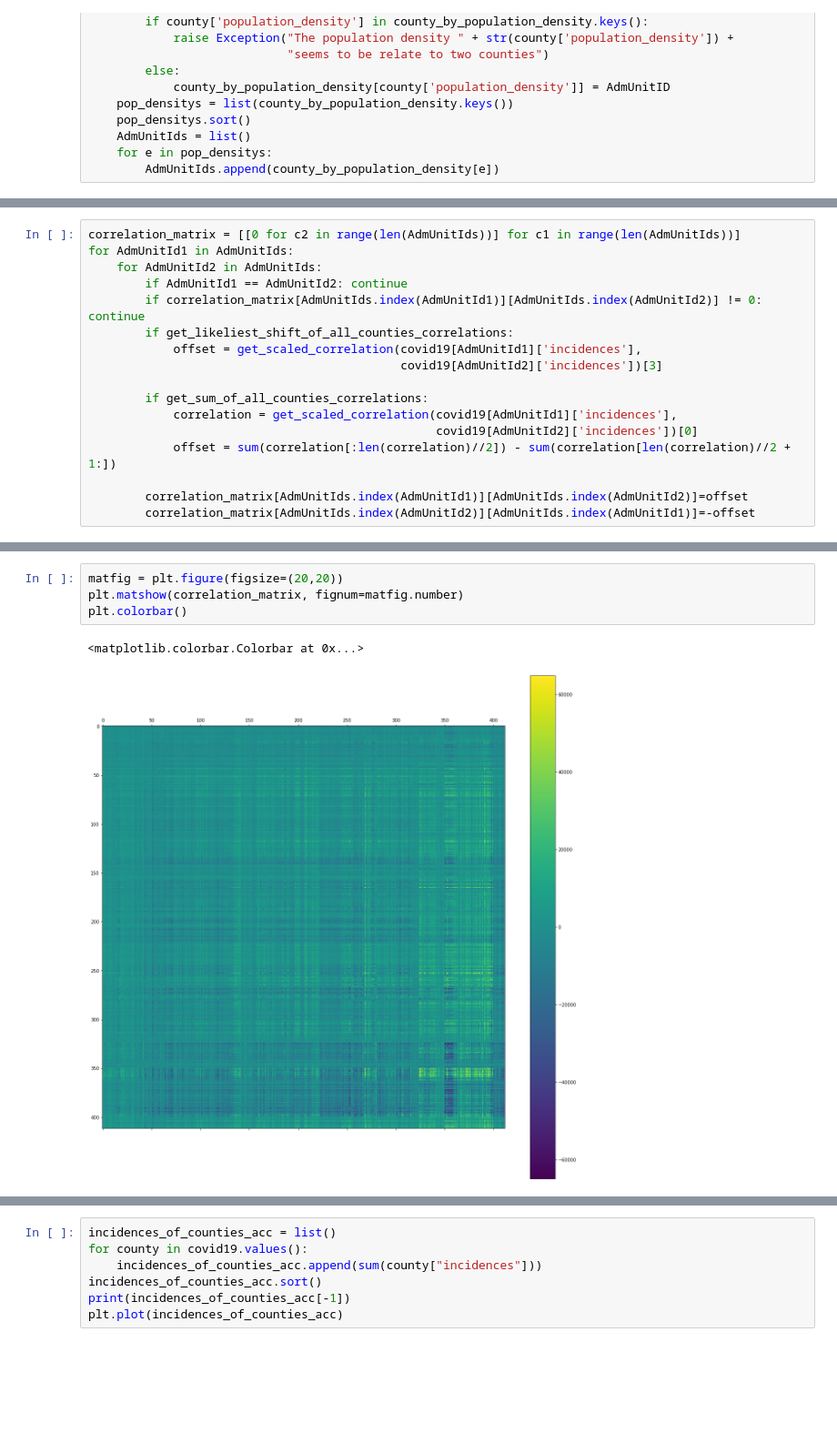
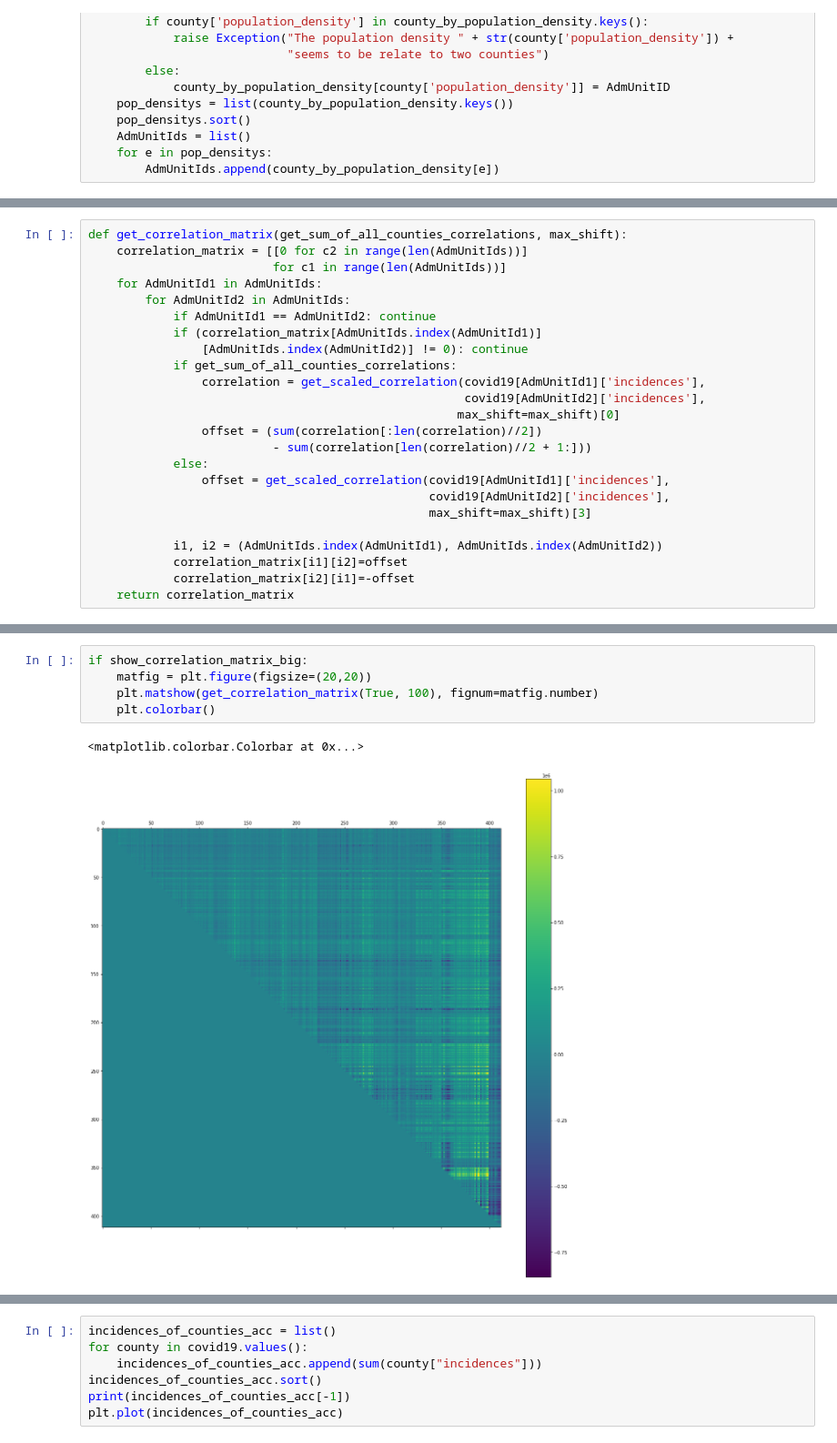
Before and after one commit to leanderbuerkin/Bachelorarbeit, a Jupyter notebook: Bachelorprojekt/correlation_matrix_sorted_by_population_density.ipynb, the cells around one changed output, grey strips where cells are left out. Shown at 91% size. Saved outputs shown, nothing was run; the diff lists cells and outputs as text; blank space fills up the shorter version.

```diff
--- a/Bachelorprojekt/correlation_matrix_sorted_by_population_density.ipynb
+++ b/Bachelorprojekt/correlation_matrix_sorted_by_population_density.ipynb
@@ -52,17 +52,24 @@ sort_AdmUnitIDs_by_population_density(AdmUnitIds)
 # %%
-correlation_matrix = [[0 for c2 in range(len(AdmUnitIds))] for c1 in range(len(AdmUnitIds))]
-for AdmUnitId1 in AdmUnitIds:
-    for AdmUnitId2 in AdmUnitIds:
-        if AdmUnitId1 == AdmUnitId2: continue
-        if correlation_matrix[AdmUnitIds.index(AdmUnitId1)][AdmUnitIds.index(AdmUnitId2)] != 0: continue
-        if get_likeliest_shift_of_all_counties_correlations:
-            offset = get_scaled_correlation(covid19[AdmUnitId1]['incidences'],
-                                            covid19[AdmUnitId2]['incidences'])[3]
+def get_correlation_matrix(get_sum_of_all_counties_correlations, max_shift):
+    correlation_matrix = [[0 for c2 in range(len(AdmUnitIds))]
+                          for c1 in range(len(AdmUnitIds))]
+    for AdmUnitId1 in AdmUnitIds:
+        for AdmUnitId2 in AdmUnitIds:
+            if AdmUnitId1 == AdmUnitId2: continue
+            if (correlation_matrix[AdmUnitIds.index(AdmUnitId1)]
+                [AdmUnitIds.index(AdmUnitId2)] != 0): continue
+            if get_sum_of_all_counties_correlations:
+                correlation = get_scaled_correlation(covid19[AdmUnitId1]['incidences'],
+                                                     covid19[AdmUnitId2]['incidences'],
+                                                    max_shift=max_shift)[0]
+                offset = (sum(correlation[:len(correlation)//2])
+                          - sum(correlation[len(correlation)//2 + 1:]))
+            else:
+                offset = get_scaled_correlation(covid19[AdmUnitId1]['incidences'],
+                                                covid19[AdmUnitId2]['incidences'],
+                                                max_shift=max_shift)[3]
 
-        if get_sum_of_all_counties_correlations:
-            correlation = get_scaled_correlation(covid19[AdmUnitId1]['incidences'],
-                                                 covid19[AdmUnitId2]['incidences'])[0]
-            offset = sum(correlation[:len(correlation)//2]) - sum(correlation[len(correlation)//2 + 1:])
-
-        correlation_matrix[AdmUnitIds.index(AdmUnitId1)][AdmUnitIds.index(AdmUnitId2)]=offset
-        correlation_matrix[AdmUnitIds.index(AdmUnitId2)][AdmUnitIds.index(AdmUnitId1)]=-offset
+            i1, i2 = (AdmUnitIds.index(AdmUnitId1), AdmUnitIds.index(AdmUnitId2))
+            correlation_matrix[i1][i2]=offset
+            correlation_matrix[i2][i1]=-offset
+    return correlation_matrix
@@ -69,10 +96,11 @@ for AdmUnitId1 in AdmUnitIds:
 # %%
-matfig = plt.figure(figsize=(20,20))
-plt.matshow(correlation_matrix, fignum=matfig.number)
-plt.colorbar()
+if show_correlation_matrix_big:
+    matfig = plt.figure(figsize=(20,20))
+    plt.matshow(get_correlation_matrix(True, 100), fignum=matfig.number)
+    plt.colorbar()
 # %% [output]
 <matplotlib.colorbar.Colorbar at 0x...>
-[figure, old version]
+[figure, new version]
 # %%
 average_correlation = dict()
 for row_index in range(len(correlation_matrix)):
```
Also changed, not shown: parts of 11 cells of this notebook, 7 other files.
